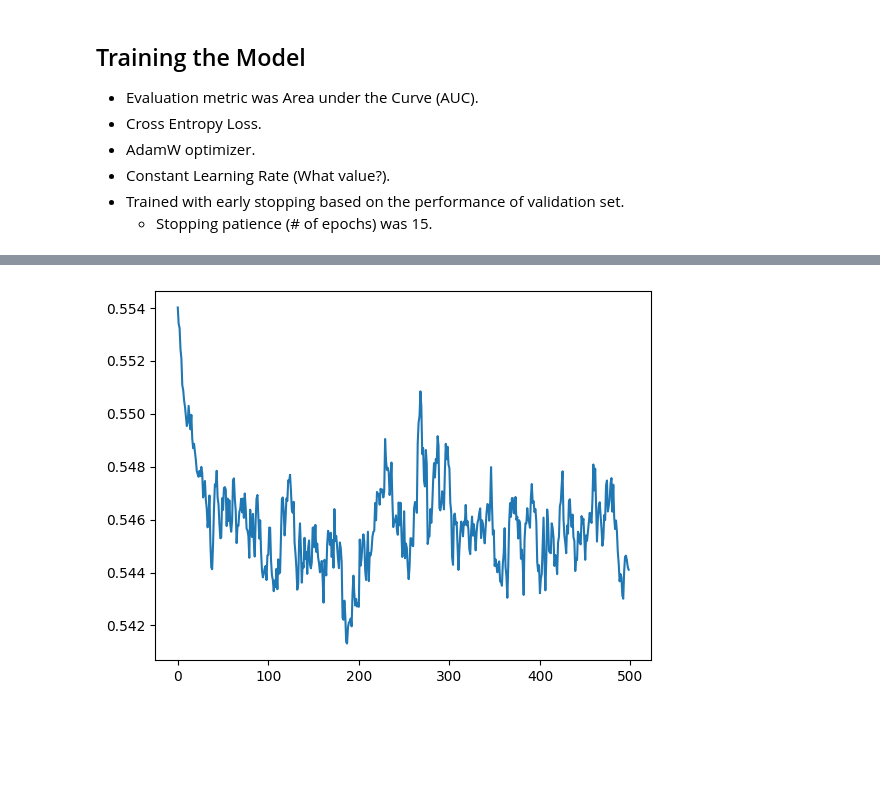
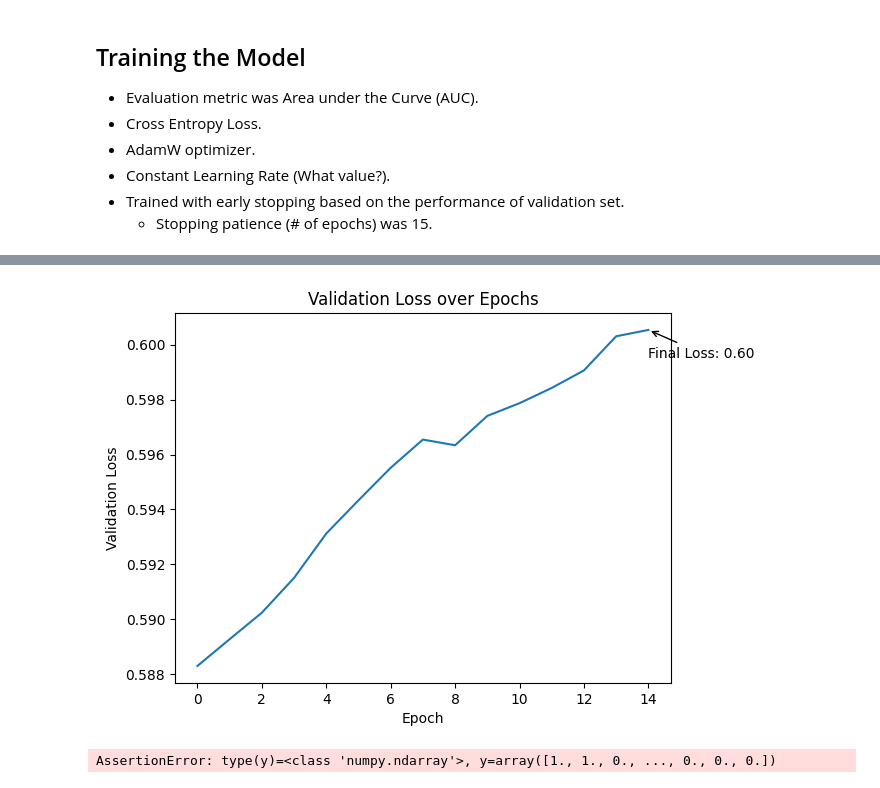
Before and after one commit to DarkHawk727/TabTransformer-tinygrad, a Jupyter notebook: mlp_baseline.ipynb, the cells around one changed output, grey strips where cells are left out. Cells and saved outputs as stored; diff of their text form; code cells hidden in the pictures; blank space fills up the shorter version.

```diff
--- a/mlp_baseline.ipynb
+++ b/mlp_baseline.ipynb
@@ -185,7 +169,24 @@ KeyboardInterrupt:
-# %%
-import matplotlib.pyplot as plt
-
-plt.plot(val_losses)
-plt.show()
-# %% [output]
-[figure, removed]
+# %%
+plt.plot(val_losses)
+plt.xlabel("Epoch")
+plt.ylabel("Validation Loss")
+plt.title("Validation Loss over Epochs")
+
+final_epoch = len(val_losses) - 1
+final_loss = val_losses[-1]
+plt.annotate(
+    f"Final Loss: {final_loss:.2f}",
+    xy=(final_epoch, final_loss),
+    xytext=(final_epoch, final_loss - 0.001),
+    arrowprops=dict(arrowstyle="->", color="black")
+)
+
+plt.show()
+# %% [output]
+[figure, added]
+# %%
+Tensor.training = False
+acc = (model(Tensor(X_test_new)).argmax(axis=1) == y_test_new).mean().item()
+print(f"loss {loss.item():.2f}, acc {acc*100.:.2f}%")
+# %% [output]
+AssertionError: type(y)=<class 'numpy.ndarray'>, y=array([1., 1., 0., ..., 0., 0., 0.])
```
Also changed, not shown: parts of 2 cells of this notebook, 6 other files.
